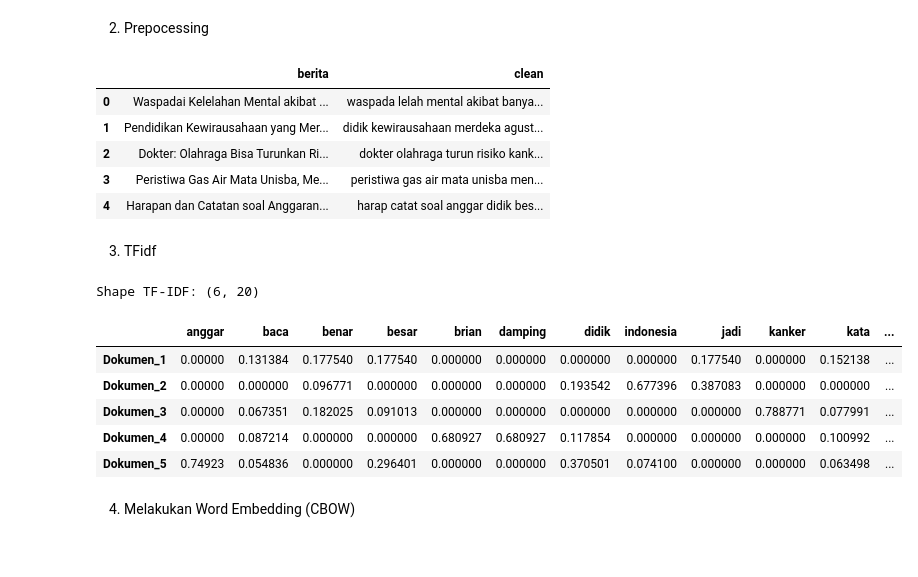
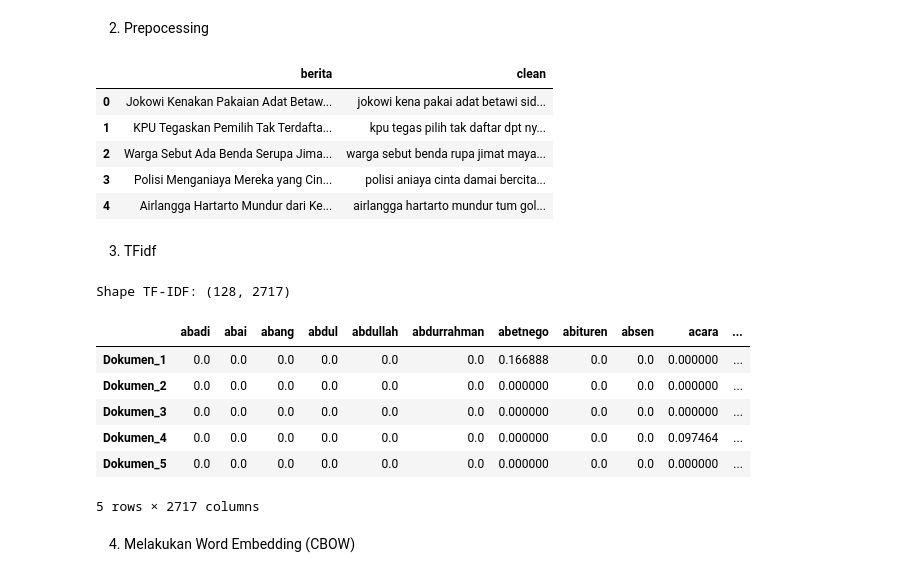
Before and after one commit to mabrurahrahayu-creator/PPW, a Jupyter notebook: _sources/TFidf.ipynb, the cells around one changed output. Drawn from its saved outputs; the diff is of its cells as text; code cells hidden in the pictures.

```diff
--- a/_sources/TFidf.ipynb
+++ b/_sources/TFidf.ipynb
@@ -37,7 +37,7 @@ True
 # %% [markdown]
 1. Dataset
 # %%
-def load_data(filepath="Kompas_articles.csv"):
+def load_data(filepath="kompas_articles_new.csv"):
     df = pd.read_csv(filepath)
 
     if "judul" in df.columns and "isi" in df.columns:
@@ -49,7 +49,7 @@ def load_data(filepath="Kompas_articles.csv"):
 
     return df
 # %%
-df = load_data("kompas_articles.csv")
+df = load_data("kompas_articles_new.csv")
 # %% [markdown]
 2. Prepocessing
 # %%
@@ -73,16 +73,16 @@ df_clean = preprocess_data(df)
 display(df_clean.head())
 # %% [output]
 |  | berita | clean |
-| 0 | Waspadai Kelelahan Mental akibat ... | waspada lelah mental akibat banya... |
-| 1 | Pendidikan Kewirausahaan yang Mer... | didik kewirausahaan merdeka agust... |
-| 2 | Dokter: Olahraga Bisa Turunkan Ri... | dokter olahraga turun risiko kank... |
-| 3 | Peristiwa Gas Air Mata Unisba, Me... | peristiwa gas air mata unisba men... |
-| 4 | Harapan dan Catatan soal Anggaran... | harap catat soal anggar didik bes... |
+| 0 | Jokowi Kenakan Pakaian Adat Betaw... | jokowi kena pakai adat betawi sid... |
+| 1 | KPU Tegaskan Pemilih Tak Terdafta... | kpu tegas pilih tak daftar dpt ny... |
+| 2 | Warga Sebut Ada Benda Serupa Jima... | warga sebut benda rupa jimat maya... |
+| 3 | Polisi Menganiaya Mereka yang Cin... | polisi aniaya cinta damai bercita... |
+| 4 | Airlangga Hartarto Mundur dari Ke... | airlangga hartarto mundur tum gol... |
 # %% [markdown]
 3. TFidf
 # %%
-def compute_tfidf(df, max_features=20):
-    vectorizer = TfidfVectorizer(max_features=max_features)
+def compute_tfidf(df):
+    vectorizer = TfidfVectorizer()
     tfidf_matrix = vectorizer.fit_transform(df["clean"])
 
     tfidf_df = pd.DataFrame(
@@ -94,16 +94,17 @@ def compute_tfidf(df, max_features=20):
     print("Shape TF-IDF:", tfidf_matrix.shape)
     return tfidf_df, tfidf_matrix
 # %%
-tfidf_df, tfidf_matrix = compute_tfidf(df, max_features=20)
+tfidf_df, tfidf_matrix = compute_tfidf(df)
 display(tfidf_df.head())
 # %% [output]
-Shape TF-IDF: (6, 20)
+Shape TF-IDF: (128, 2717)
-|  | anggar | baca | benar | besar | brian | damping | didik | indonesia | jadi | kanker | kata | ... |
-| Dokumen_1 | 0.00000 | 0.131384 | 0.177540 | 0.177540 | 0.000000 | 0.000000 | 0.000000 | 0.000000 | 0.177540 | 0.000000 | 0.152138 | ... |
-| Dokumen_2 | 0.00000 | 0.000000 | 0.096771 | 0.000000 | 0.000000 | 0.000000 | 0.193542 | 0.677396 | 0.387083 | 0.000000 | 0.000000 | ... |
-| Dokumen_3 | 0.00000 | 0.067351 | 0.182025 | 0.091013 | 0.000000 | 0.000000 | 0.000000 | 0.000000 | 0.000000 | 0.788771 | 0.077991 | ... |
-| Dokumen_4 | 0.00000 | 0.087214 | 0.000000 | 0.000000 | 0.680927 | 0.680927 | 0.117854 | 0.000000 | 0.000000 | 0.000000 | 0.100992 | ... |
-| Dokumen_5 | 0.74923 | 0.054836 | 0.000000 | 0.296401 | 0.000000 | 0.000000 | 0.370501 | 0.074100 | 0.000000 | 0.000000 | 0.063498 | ... |
+|  | abadi | abai | abang | abdul | abdullah | abdurrahman | abetnego | abituren | absen | acara | ... |
+| Dokumen_1 | 0.0 | 0.0 | 0.0 | 0.0 | 0.0 | 0.0 | 0.166888 | 0.0 | 0.0 | 0.000000 | ... |
+| Dokumen_2 | 0.0 | 0.0 | 0.0 | 0.0 | 0.0 | 0.0 | 0.000000 | 0.0 | 0.0 | 0.000000 | ... |
+| Dokumen_3 | 0.0 | 0.0 | 0.0 | 0.0 | 0.0 | 0.0 | 0.000000 | 0.0 | 0.0 | 0.000000 | ... |
+| Dokumen_4 | 0.0 | 0.0 | 0.0 | 0.0 | 0.0 | 0.0 | 0.000000 | 0.0 | 0.0 | 0.097464 | ... |
+| Dokumen_5 | 0.0 | 0.0 | 0.0 | 0.0 | 0.0 | 0.0 | 0.000000 | 0.0 | 0.0 | 0.000000 | ... |
+5 rows × 2717 columns
 # %% [markdown]
 4. Melakukan Word Embedding (CBOW)
 # %% [markdown]
```
Also changed, not shown: parts of 4 cells of this notebook, 6 other files.
